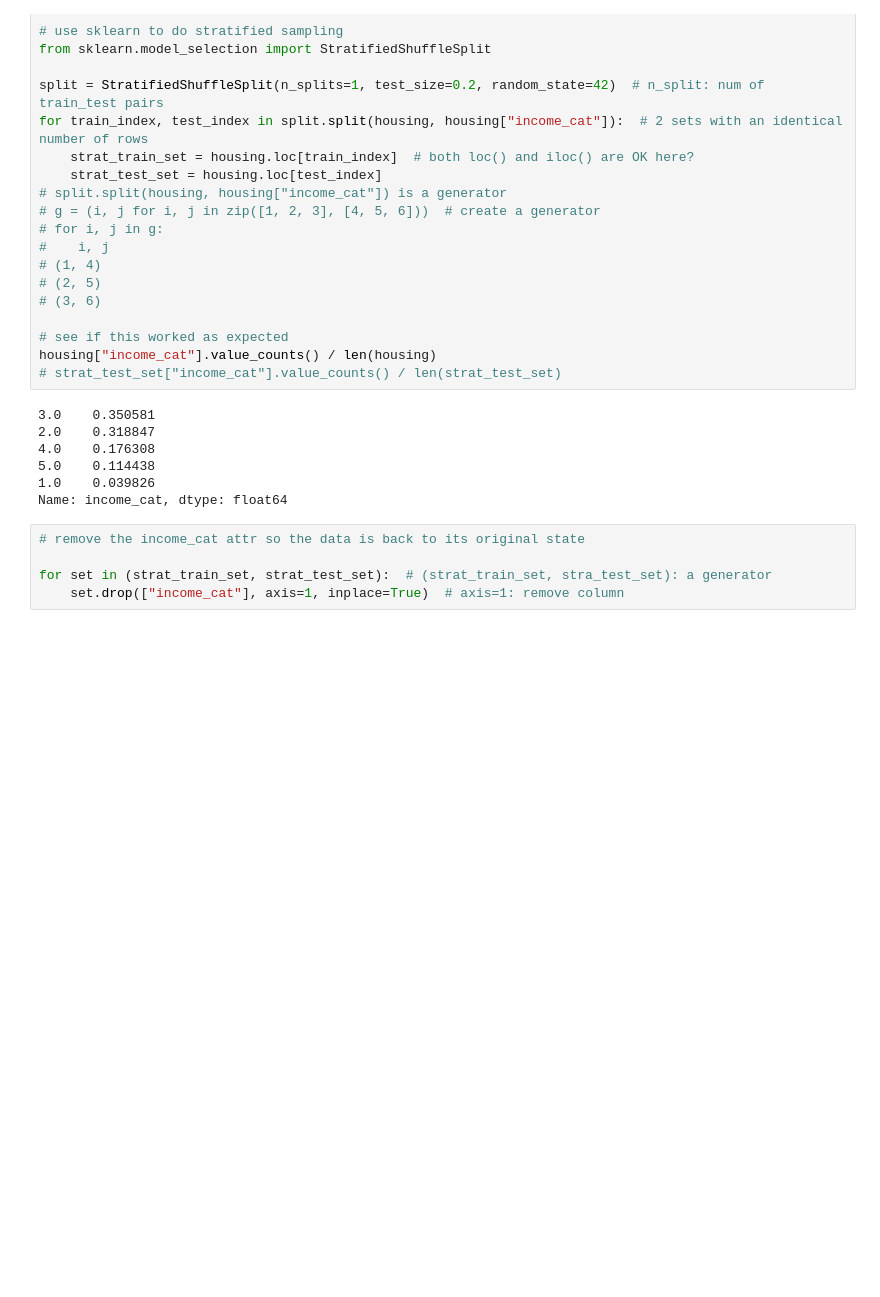
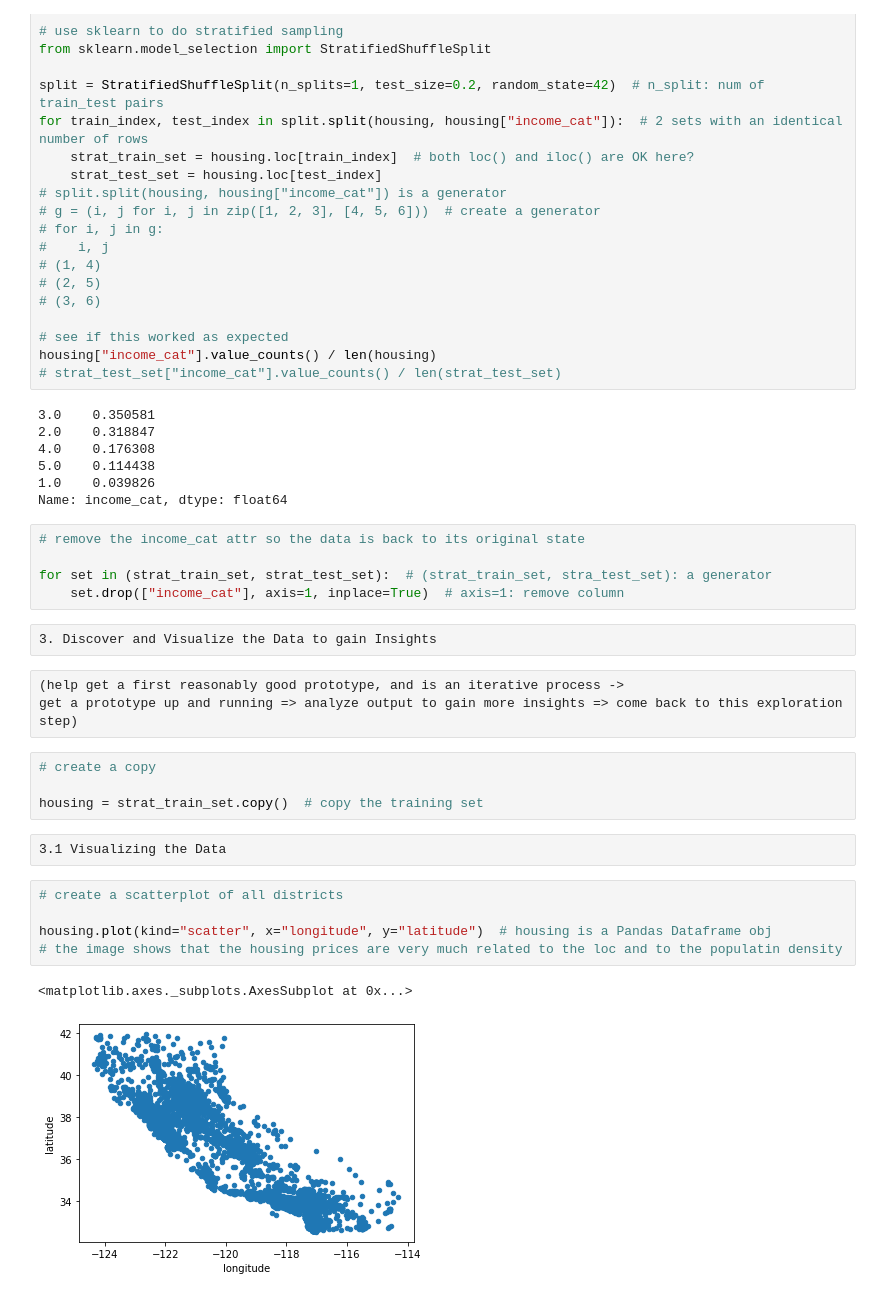
Before and after one commit to Chunngai/handson-ml, a Jupyter notebook: Housing.ipynb, the cells around one changed output. Drawn from its saved outputs; the diff is of its cells as text; blank space fills up the shorter version.

Commit message:
added code and notes of Discover and visualize the Data to Gain Insights

```diff
--- a/Housing.ipynb
+++ b/Housing.ipynb
@@ -279,3 +290,22 @@ Name: income_cat, dtype: float64
 
 for set in (strat_train_set, strat_test_set):  # (strat_train_set, stra_test_set): a generator
     set.drop(["income_cat"], axis=1, inplace=True)  # axis=1: remove column
+# %% [raw]
+3. Discover and Visualize the Data to gain Insights
+# %% [raw]
+(help get a first reasonably good prototype, and is an iterative process ->
+get a prototype up and running => analyze output to gain more insights => come back to this exploration step)
+# %%
+# create a copy
+
+housing = strat_train_set.copy()  # copy the training set
+# %% [raw]
+3.1 Visualizing the Data
+# %%
+# create a scatterplot of all districts
+
+housing.plot(kind="scatter", x="longitude", y="latitude")  # housing is a Pandas Dataframe obj
+# the image shows that the housing prices are very much related to the loc and to the populatin density
+# %% [output]
+<matplotlib.axes._subplots.AxesSubplot at 0x...>
+[figure, added]
```
Also changed, not shown: parts of 13 cells of this notebook.
